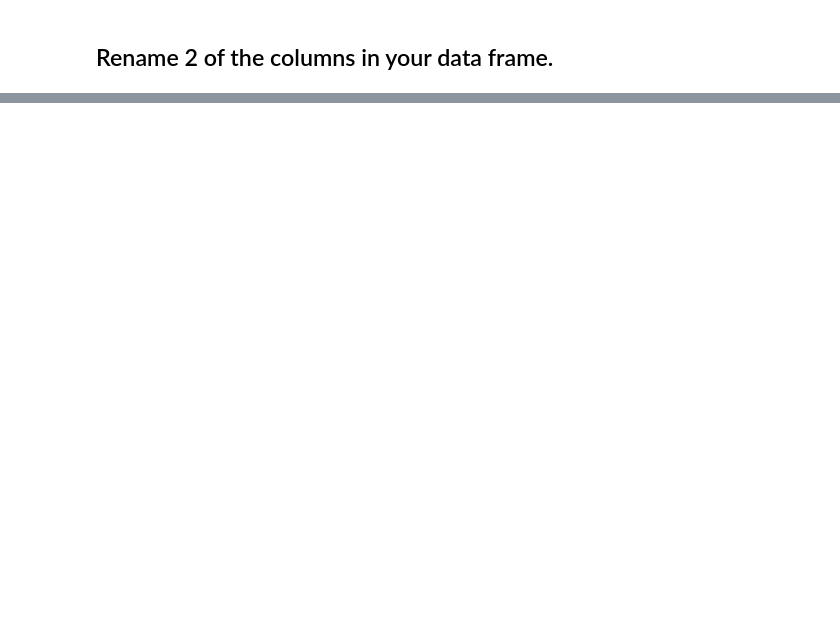
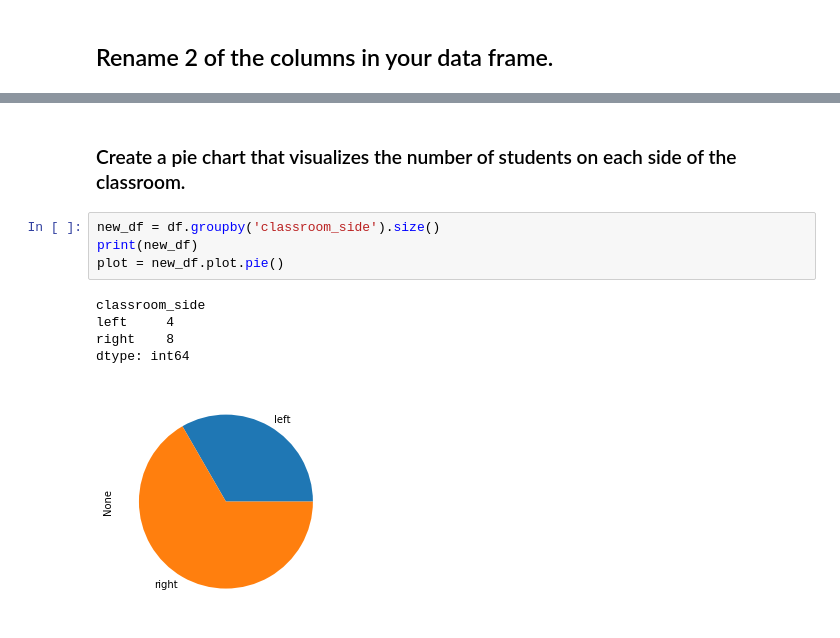
Before and after one commit to ecdedios/python-exercises, a Jupyter notebook: pandas_mini_exercises.ipynb, the cells around one changed output, grey strips where cells are left out. Saved outputs shown, nothing was run; the diff lists cells and outputs as text; blank space fills up the shorter version.

```diff
--- a/pandas_mini_exercises.ipynb
+++ b/pandas_mini_exercises.ipynb
@@ -68,0 +281,12 @@ df[df.shoe_size < df.shoe_size.quantile(.25)]
+# %% [markdown]
+### Create a pie chart that visualizes the number of students on each side of the classroom.
+# %%
+new_df = df.groupby('classroom_side').size()
+print(new_df)
+plot = new_df.plot.pie()
+# %% [output]
+classroom_side
+left     4
+right    8
+dtype: int64
+[figure, added]
```
Also changed, not shown: parts of 57 cells of this notebook, 3 other files.
